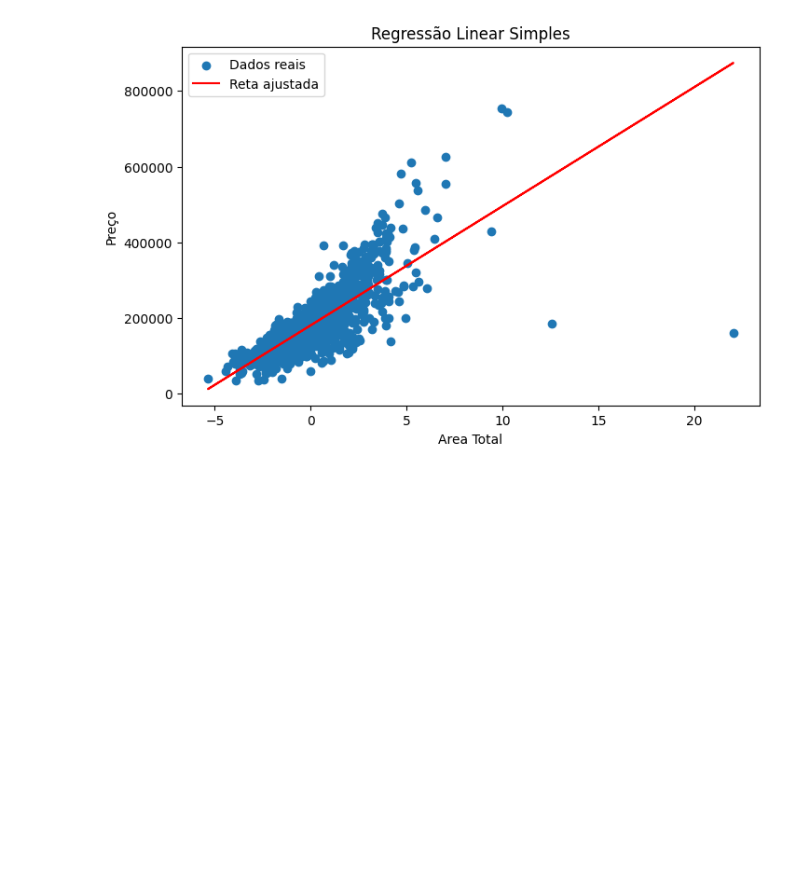
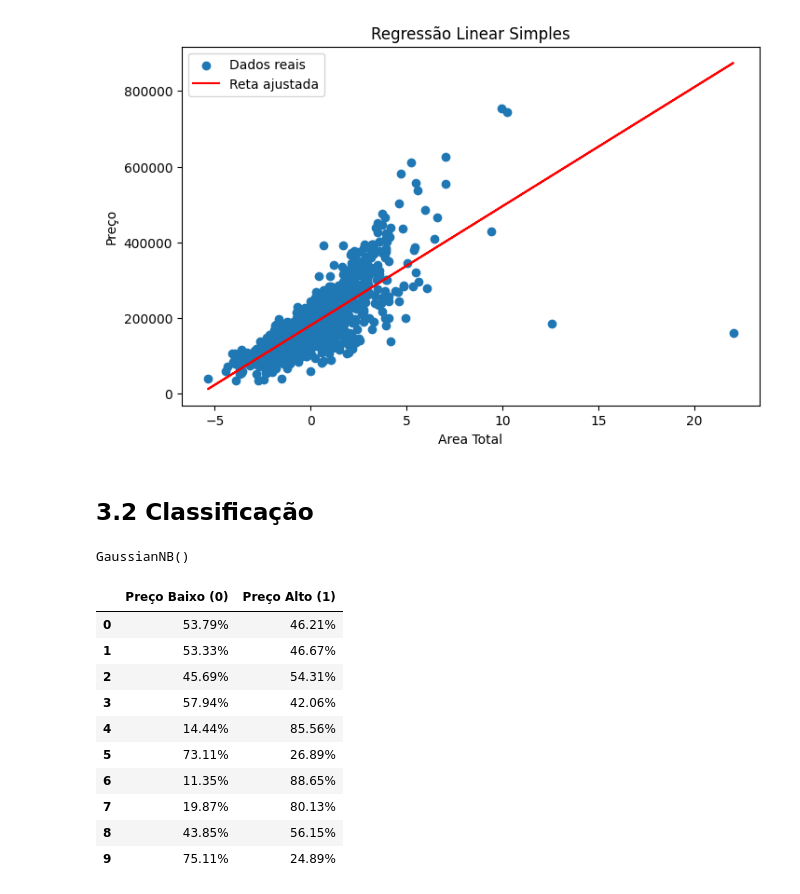
Before and after one commit to Mauro-devs/DataAnalysis, a Jupyter notebook: notebook.ipynb, the cells around one changed output. Cells and saved outputs as stored; diff of their text form; code cells hidden in the pictures; blank space fills up the shorter version.

```diff
--- a/notebook.ipynb
+++ b/notebook.ipynb
@@ -407,3 +408,37 @@ plt.legend()
 plt.show()
 # %% [output]
 [figure]
+# %% [markdown]
+## 3.2 Classificação
+# %%
+X = train_df[["Area_Total_Construida"]]
+y = train_df["Preco_Venda"]
+
+mediana_preco = train_df["Preco_Venda"].median()
+y_binario = (train_df["Preco_Venda"] > mediana_preco).astype(int)
+
+modelo = GaussianNB()
+modelo.fit(X, y_binario)
+# %% [output]
+GaussianNB()
+# %%
+entrada = train_df[["Area_Total_Construida"]].head(10)# testar com as primeiras n casas, nesse caso 10
+
+probs = modelo.predict_proba(entrada)
+
+resultado = pd.DataFrame(probs, columns=["Preço Baixo (0)", "Preço Alto (1)"])
+resultado_lote.index = [f"Casa (Linha {i})" for i in X_teste.index]
+
+display((resultado * 100).round(2).astype(str) + "%")
+# %% [output]
+|  | Preço Baixo (0) | Preço Alto (1) |
+| 0 | 53.79% | 46.21% |
+| 1 | 53.33% | 46.67% |
+| 2 | 45.69% | 54.31% |
+| 3 | 57.94% | 42.06% |
+| 4 | 14.44% | 85.56% |
+| 5 | 73.11% | 26.89% |
+| 6 | 11.35% | 88.65% |
+| 7 | 19.87% | 80.13% |
+| 8 | 43.85% | 56.15% |
+| 9 | 75.11% | 24.89% |
```
Also changed, not shown: parts of 1 cell of this notebook.
